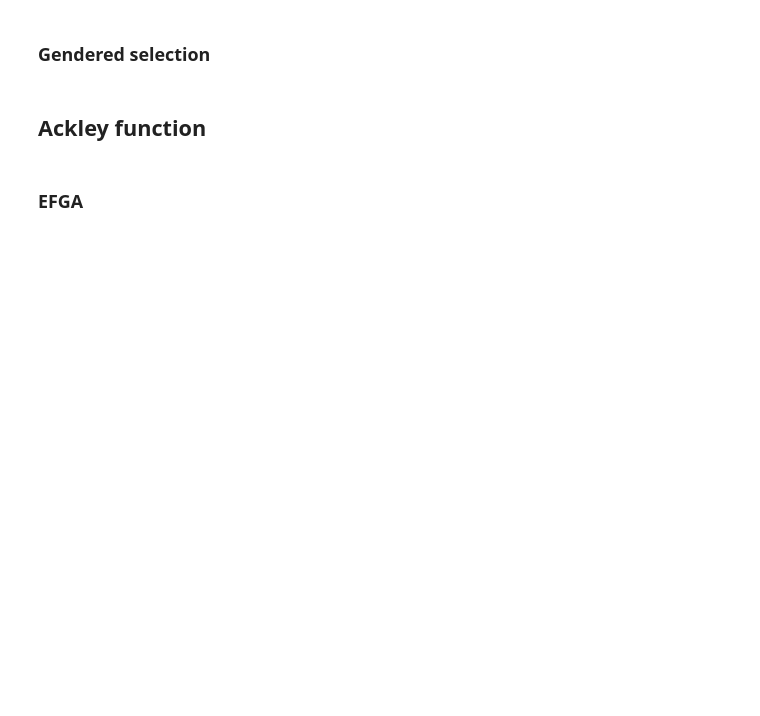
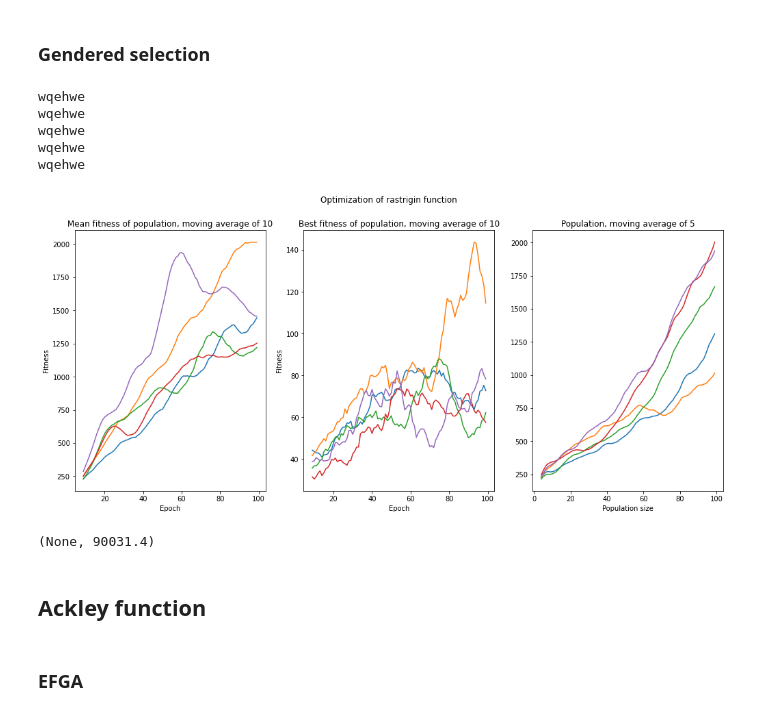
Before and after one commit to Arattel/Fuzzy_genetic_algorithms_implementations, a Jupyter notebook: efga.ipynb, the cells around one changed output. Saved outputs shown, nothing was run; the diff lists cells and outputs as text; code cells hidden in the pictures; blank space fills up the shorter version.

```diff
--- a/efga.ipynb
+++ b/efga.ipynb
@@ -168,5 +184,27 @@ wqehwe
 # %% [markdown]
 ### Gendered selection
+# %%
+output_params = 'log/rastrigin_gendered_params.json'
+output_experiment_logs = 'log/rastrigin_experiment_gendered_logs.csv'
+experiment_logs, params = run_experiments_gendered(n_experiments=5, epochs=100, population_scale=5.12, mutation_scale=.05, N=150, fitness_fn=rastrigin)
+
+
+with open(output_params, 'w') as f:
+    json.dump(params, f)
+
+experiment_logs.to_csv(output_experiment_logs)
+# %%
+visualize_gendered(history=experiment_logs, function_name='rastrigin function'), experiment_logs.groupby('seed').first(
+    'ncalls'
+)['ncalls'].mean()
+# %% [output]
+wqehwe
+wqehwe
+wqehwe
+wqehwe
+wqehwe
+[figure, added]
+(None, 90031.4)
 # %% [markdown]
 ## Ackley function
 # %% [markdown]
```
Also changed, not shown: parts of 10 cells of this notebook, 2 other files.
